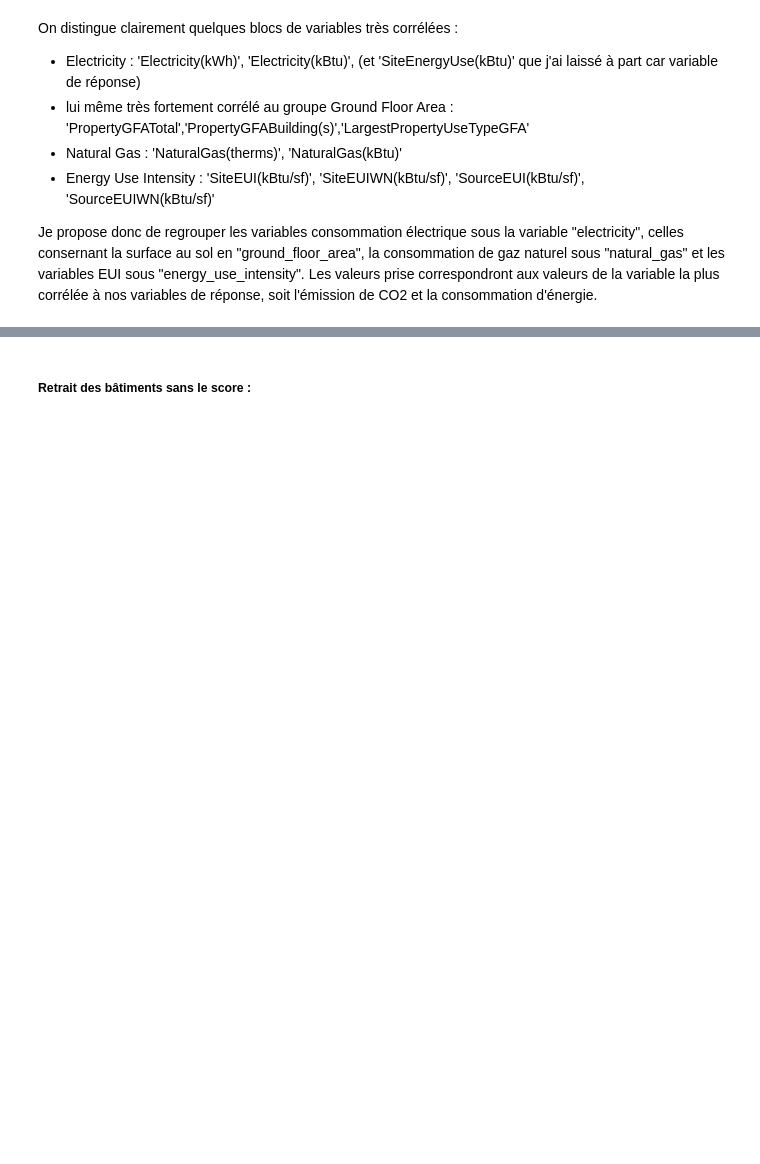
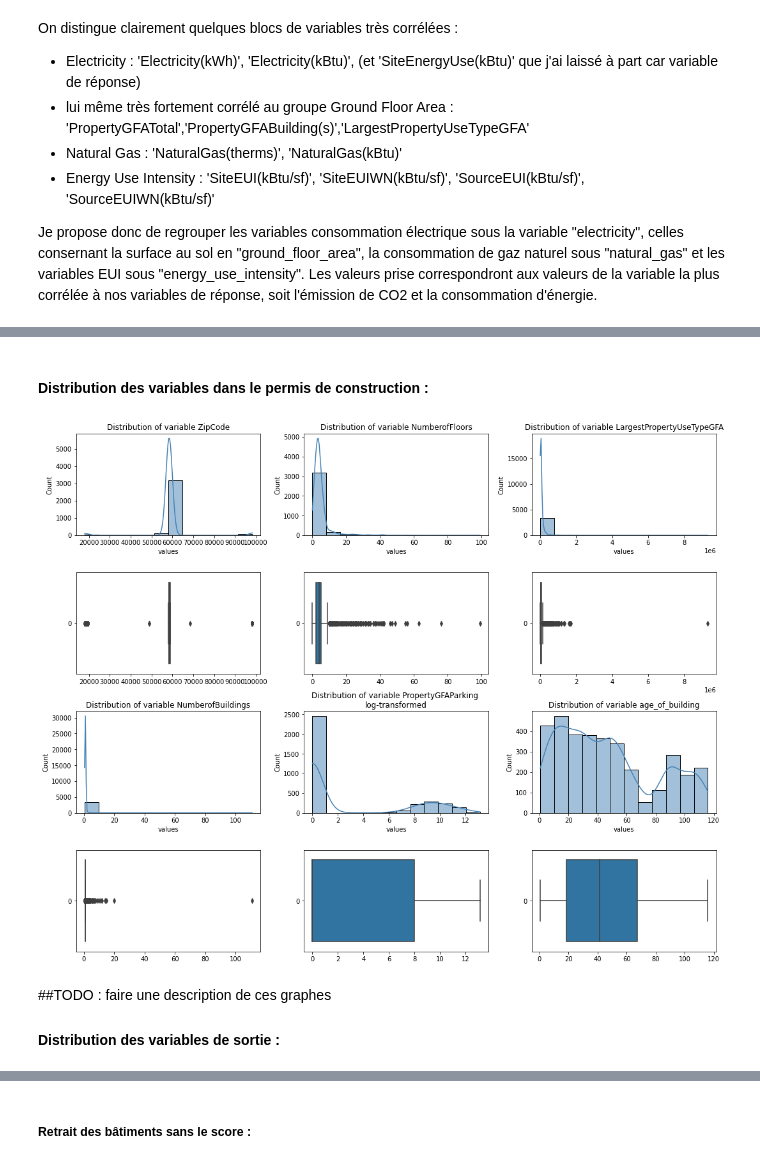
Before and after one commit to ClaireGayral/formation_openclassroom, a Jupyter notebook: P3_gayral_claire/preprocess.ipynb, the cells around one changed output, grey strips where cells are left out. Cells and saved outputs as stored; diff of their text form; code cells hidden in the pictures; blank space fills up the shorter version.

```diff
--- a/P3_gayral_claire/preprocess.ipynb
+++ b/P3_gayral_claire/preprocess.ipynb
@@ -492,7 +497,7 @@ En utilisant la description des variables données sur [ce site](https://www.spl
 var_in_building_permit = ['OSEBuildingID', 'BuildingType', 'PrimaryPropertyType', 'ZipCode',
                           'CouncilDistrictCode', 'Neighborhood', 'NumberofBuildings',
                           'NumberofFloors', 'PropertyGFATotal', 'PropertyGFAParking',
-                          'PropertyGFABuilding(s)', 'LargestPropertyUseType',
+                          'LargestPropertyUseTypeGFA', 'PropertyGFABuilding(s)', 'LargestPropertyUseType',
                           'age_of_building','ComplianceStatus']
 
 CO2_var = ['CO2_emissions','CO2_emissions_intensity']
@@ -741,0 +597,5 @@ dtype: object
+# %%
+num_training_var = data.columns[data.dtypes==float]
+num_training_var = num_training_var.intersection(var_in_building_permit)
+num_output_var = ["CO2_emissions","SiteEnergyUse(kBtu)"]
+num_other_var = np.setdiff1d(data.columns, np.concatenate((num_output_var, var_in_building_permit)))
@@ -741,0 +660,10 @@ dtype: object
+# %% [markdown]
+#### Distribution des variables dans le permis de construction :
+# %%
+plot_multi_hist_and_boxplot(data, num_training_var,  dict_var_log_transfo, nb_fig_in_line = 3, figsize=(15,12))
+# %% [output]
+[figure, added]
+# %% [markdown]
+##TODO : faire une description de ces graphes
+
+#### Distribution des variables de sortie :
```
Also changed, not shown: parts of 35 cells of this notebook, 2 other files.
